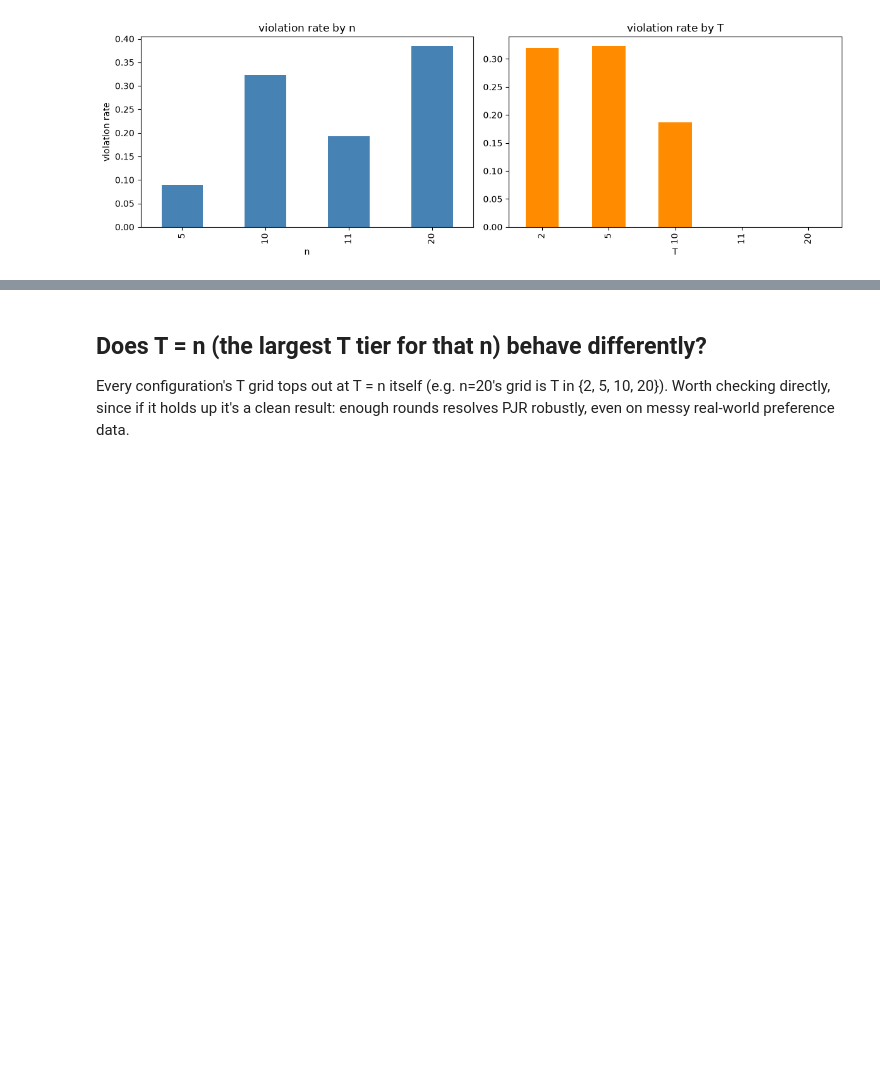
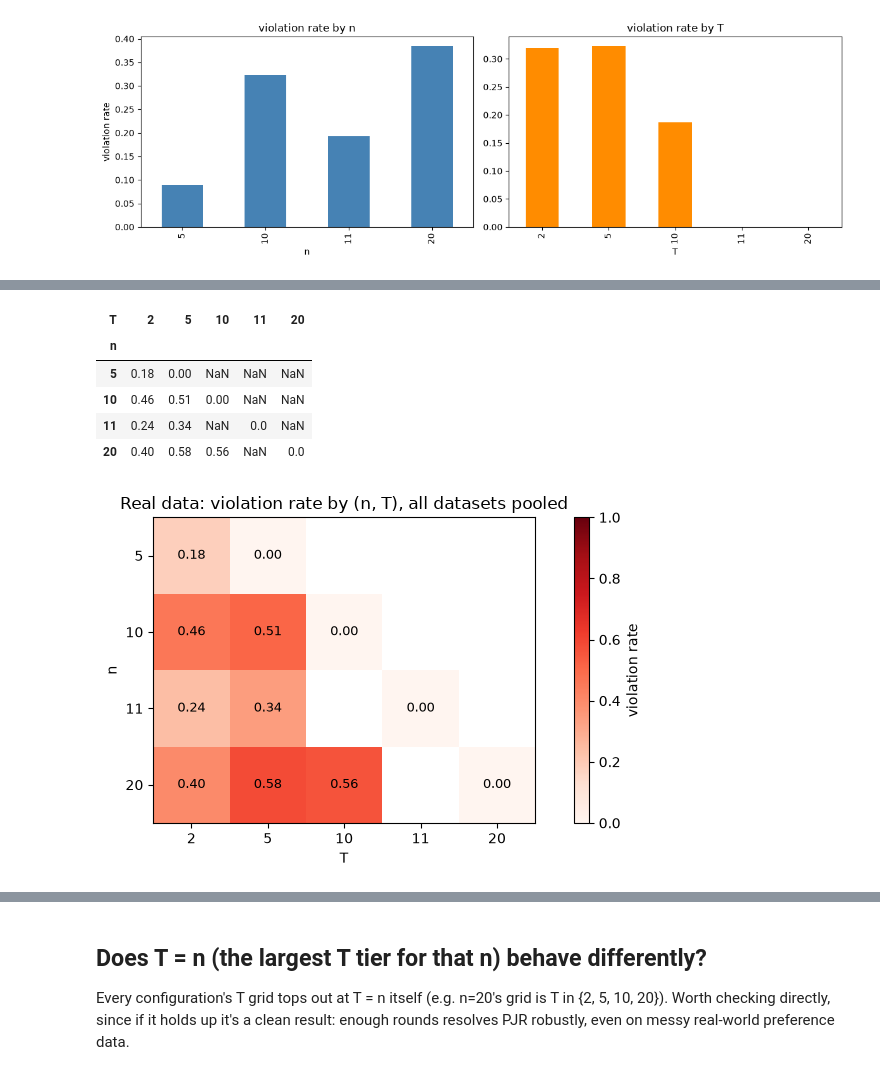
Before and after one commit to tristanjudd/temporal_serial_dictator, a Jupyter notebook: src/eda/real_data_eda.ipynb, the cells around one changed output, grey strips where cells are left out. Cells and saved outputs as stored; diff of their text form; code cells hidden in the pictures; blank space fills up the shorter version.

Commit message:
Added heatmaps to real data notebook.

```diff
--- a/src/eda/real_data_eda.ipynb
+++ b/src/eda/real_data_eda.ipynb
@@ -172,0 +180,29 @@ fig.tight_layout()
+# %%
+global_pivot = 1 - results_df.pivot_table(
+    index="n", columns="T", values="satisfied", aggfunc="mean"
+)
+
+fig, ax = plt.subplots(figsize=(8, 4))
+im = ax.imshow(global_pivot.values, cmap="Reds", vmin=0, vmax=1)
+ax.set_xticks(range(len(global_pivot.columns)), labels=global_pivot.columns)
+ax.set_yticks(range(len(global_pivot.index)), labels=global_pivot.index)
+for i in range(len(global_pivot.index)):
+    for j in range(len(global_pivot.columns)):
+        value = global_pivot.values[i, j]
+        if not pd.isna(value):
+            ax.text(j, i, f"{value:.2f}", ha="center", va="center", fontsize=9)
+ax.set_xlabel("T")
+ax.set_ylabel("n")
+ax.set_title("Real data: violation rate by (n, T), all datasets pooled")
+fig.colorbar(im, ax=ax, label="violation rate")
+fig.tight_layout()
+
+global_pivot
+# %% [output]
+| T | 2 | 5 | 10 | 11 | 20 |
+| n |  |  |  |  |  |
+| 5 | 0.18 | 0.00 | NaN | NaN | NaN |
+| 10 | 0.46 | 0.51 | 0.00 | NaN | NaN |
+| 11 | 0.24 | 0.34 | NaN | 0.0 | NaN |
+| 20 | 0.40 | 0.58 | 0.56 | NaN | 0.0 |
+[figure, added]
```
Also changed, not shown: parts of 7 cells of this notebook.
